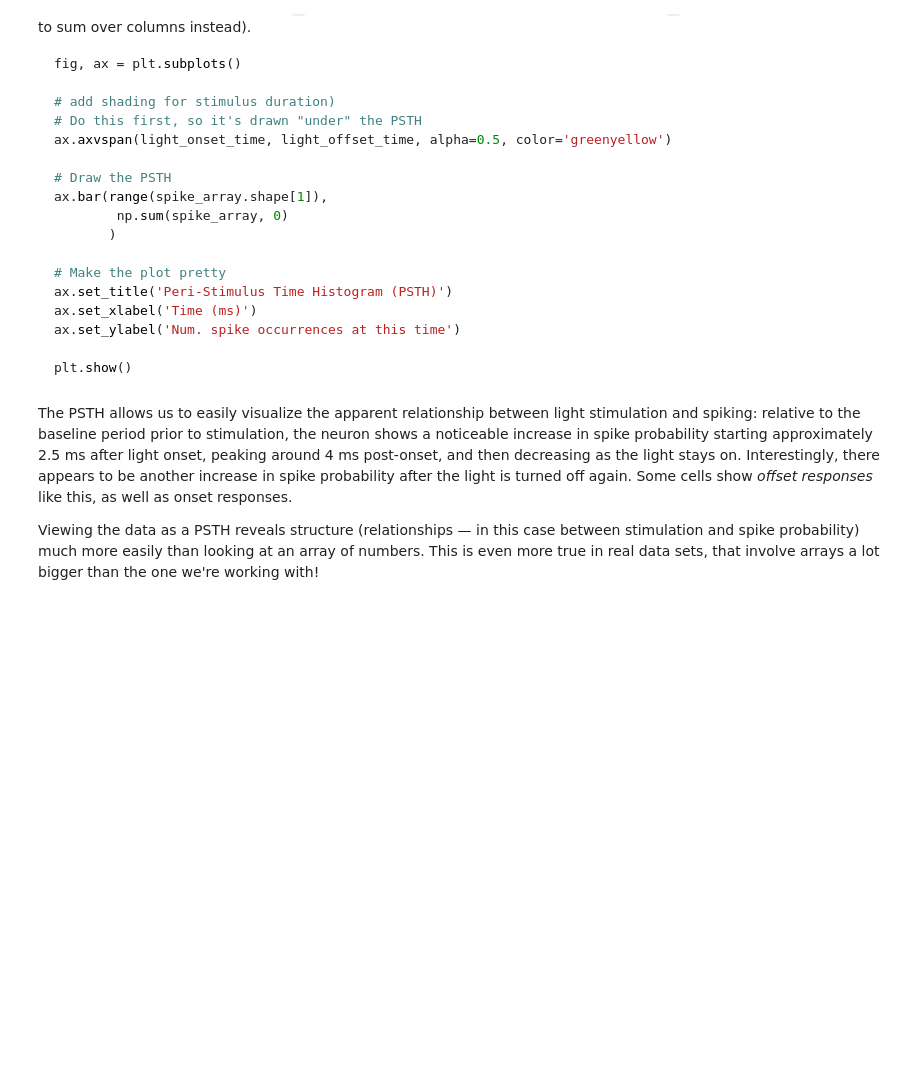
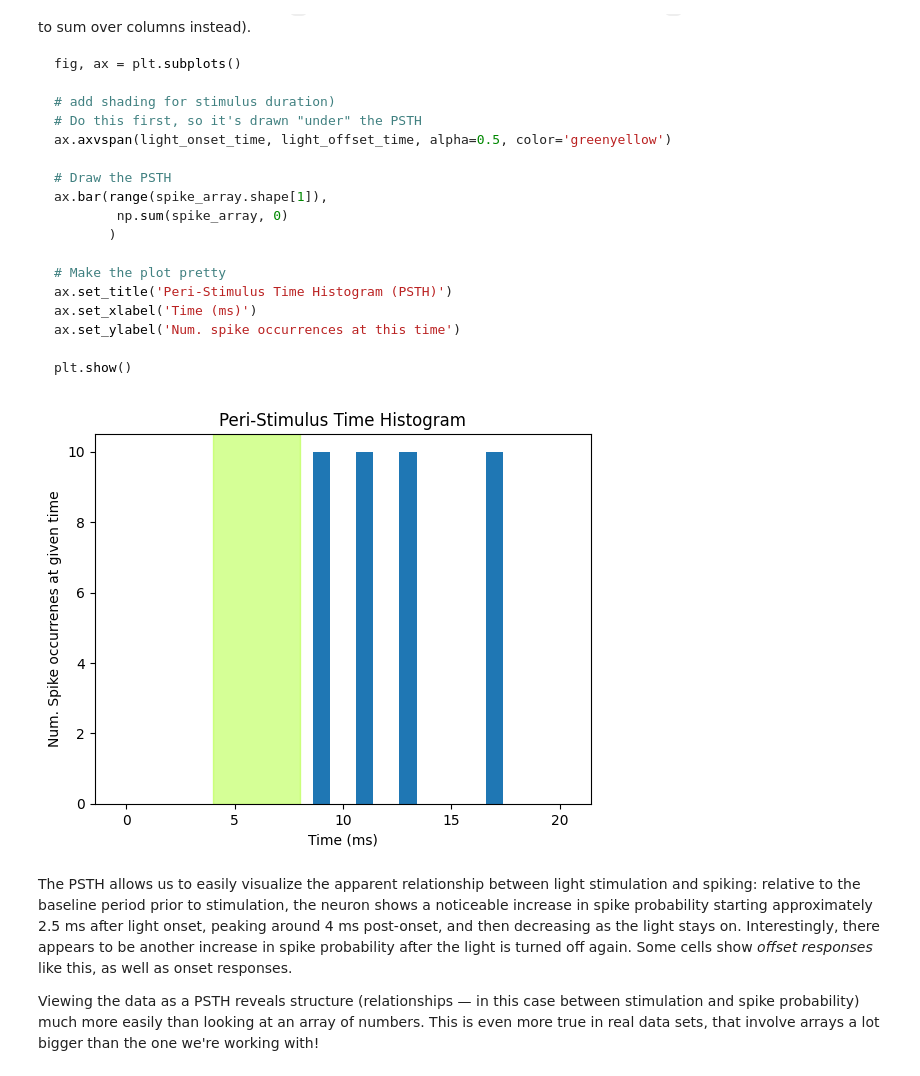
Before and after one commit to dm748329/Single-Unit-Data, a Jupyter notebook: 1 - intro_spike_trains.ipynb, the cells around one changed output. Drawn from its saved outputs; the diff is of its cells as text; code cells hidden in the pictures; blank space fills up the shorter version.

```diff
--- a/1 - intro_spike_trains.ipynb
+++ b/1 - intro_spike_trains.ipynb
@@ -412,6 +414,20 @@ ax.set_ylabel('Num. spike occurrences at this time')
 
 plt.show()
 ~~~
+# %%
+fig, ax = plt.subplots()
+
+ax.axvspan(light_onset_time, light_offset_time, alpha=0.5, color='greenyellow')
+
+ax.bar(range(spike_array.shape[1]), np.sum(spike_array, axis=0)
+       )
+
+ax.set_title('Peri-Stimulus Time Histogram')
+ax.set_xlabel('Time (ms)')
+ax.set_ylabel('Num. Spike occurrenes at given time')
+plt.show()
+# %% [output]
+[figure, added]
 # %% [markdown]
 The PSTH allows us to easily visualize the apparent relationship between light stimulation and spiking: relative to the baseline period prior to stimulation, the neuron shows a noticeable increase in spike probability starting approximately 2.5 ms after light onset, peaking around 4 ms post-onset, and then decreasing as the light stays on. Interestingly, there appears to be another increase in spike probability after the light is turned off again. Some cells show *offset responses* like this, as well as onset responses.
 
```
Also changed, not shown: parts of 1 cell of this notebook.
